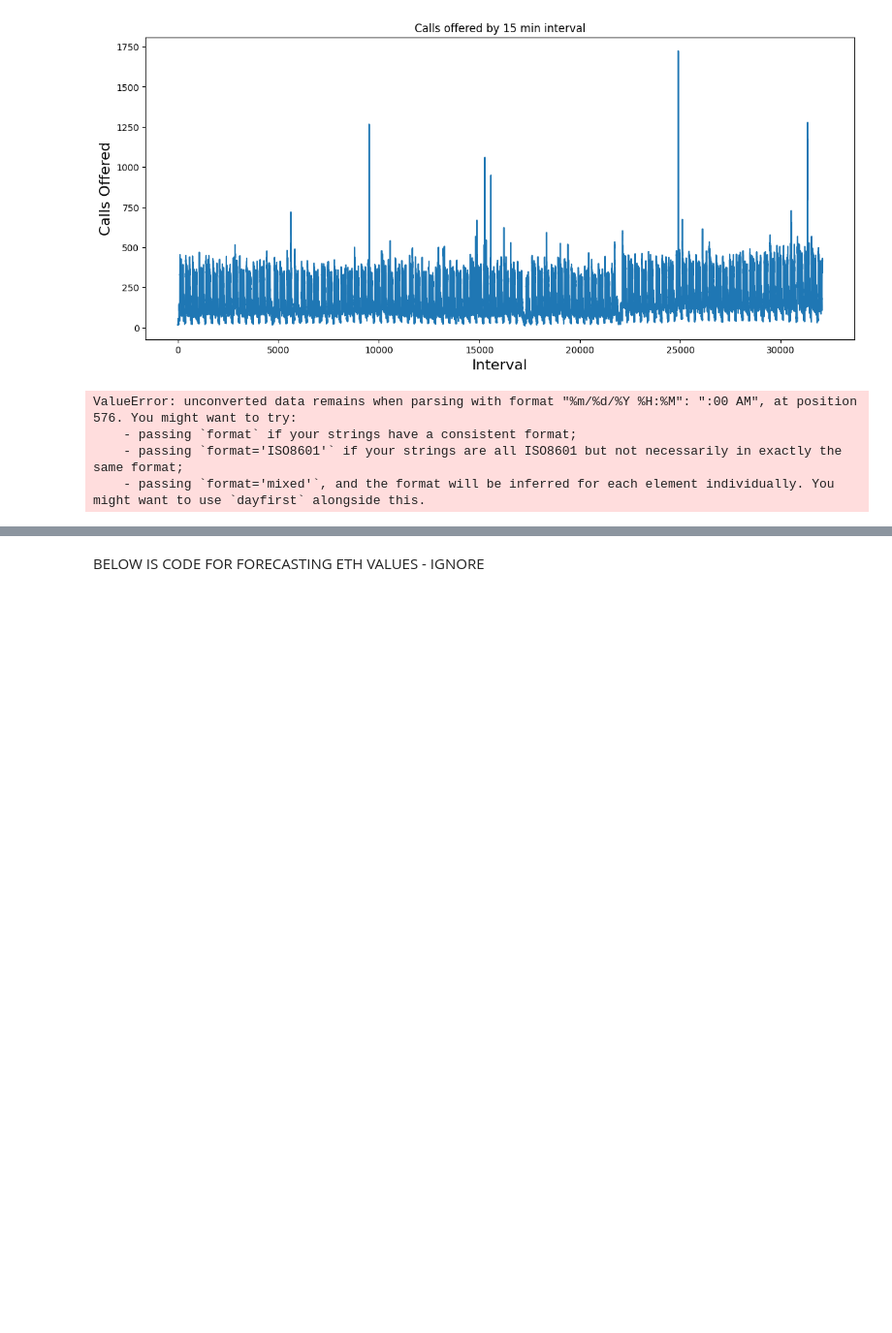
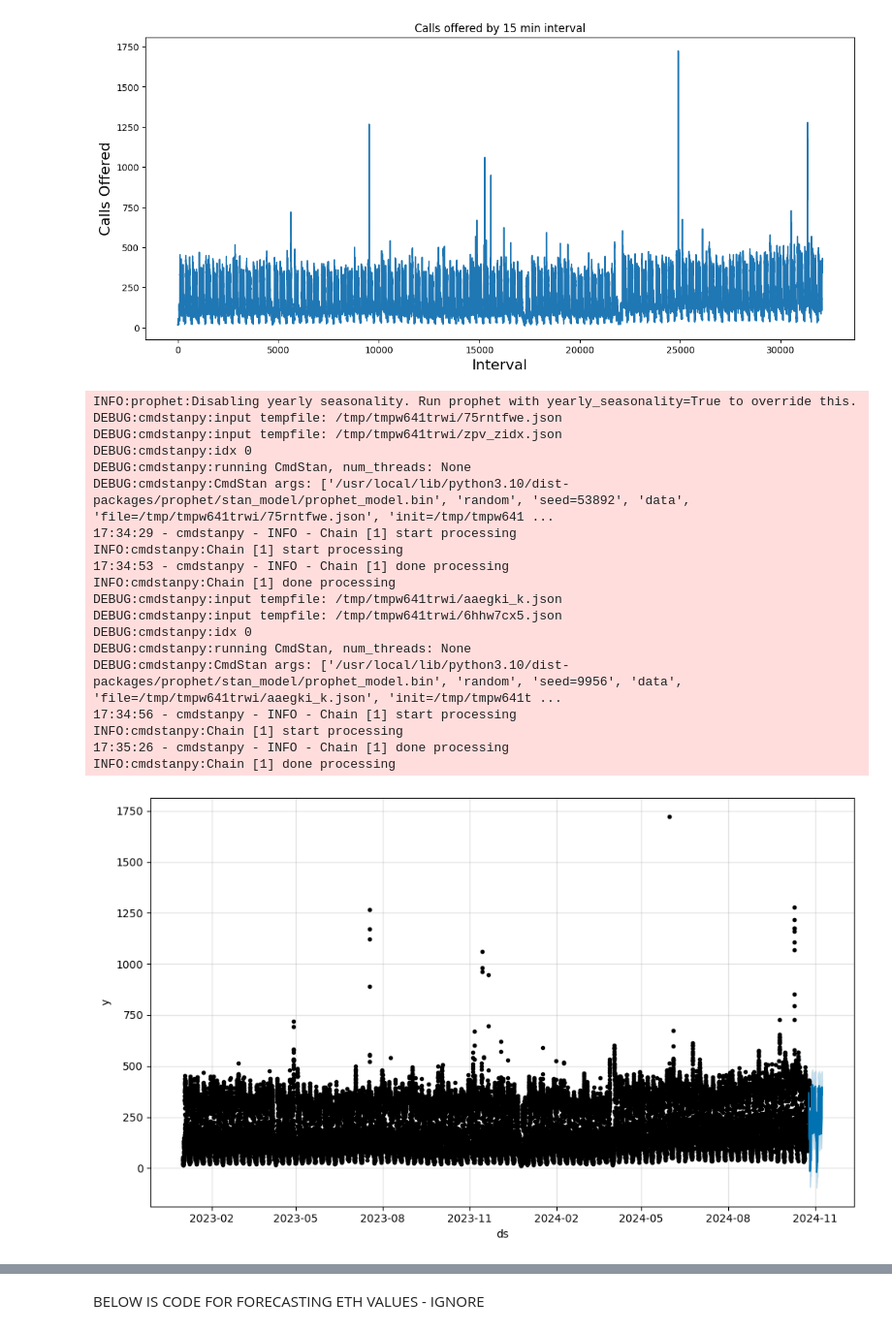
Before and after one commit to devans18/BP0268756-Call-Forecasting, a Jupyter notebook: prophet_forecasting.ipynb, the cells around one changed output, grey strips where cells are left out. Shown at 97% size. Saved outputs shown, nothing was run; the diff lists cells and outputs as text; code cells hidden in the pictures; blank space fills up the shorter version.

```diff
--- a/prophet_forecasting.ipynb
+++ b/prophet_forecasting.ipynb
@@ -122,21 +122,50 @@ plt.ylabel('Calls Offered' , fontsize=16)
 plt.show()
 # %% [output]
 [figure]
+# %%
+## Holidays
+
+holidays = pd.DataFrame({
+    'ds': ['2023-12-25'],
+    'holiday': ['Christmas']
+})
 # %%
 ## Model
 
-m = Prophet(changepoint_prior_scale=0.01).fit(df)
-m = Prophet(holidays=holidays)
+m = Prophet(changepoint_prior_scale=0.1).fit(df) # 0.05 is the default value and controls how much "flexibility" the model has. the higher the value, the better the seasonality detection, however it is then subject to noise.
+m = Prophet(holidays=holidays) # Add holidays to prophet
 m.add_country_holidays(country_name="GB")
+m = Prophet(yearly_seasonality=True) # Create a Prophet model with yearly seasonality
 m.fit(df)
 
 future = m.make_future_dataframe(periods=14*24*4, freq='15T') # 14 days * 24 hours/day * 4 intervals/hour
 future2 = future.copy()
-future2 = future2[future2['ds'].dt.hour < 6] ## This removes any "future" data hours over 6
+future2 = future2[future2['ds'].dt.hour >= 8] ## This removes any "future" data hours before 8am
+future2 = future2[future2['ds'].dt.hour < 20] ## This removes any "future" data hours after 8pm
+future2 = future2[future2['ds'] > max(df["ds"])]
+# print(future2.head())
+# print(future2.tail())
+
 fcst = m.predict(future2)
 fig = m.plot(fcst)
 # %% [output]
-ValueError: unconverted data remains when parsing with format "%m/%d/%Y %H:%M": ":00 AM", at position 576. You might want to try:
-    - passing `format` if your strings have a consistent format;
-    - passing `format='ISO8601'` if your strings are all ISO8601 but not necessarily in exactly the same format;
-    - passing `format='mixed'`, and the format will be inferred for each element individually. You might want to use `dayfirst` alongside this.
+INFO:prophet:Disabling yearly seasonality. Run prophet with yearly_seasonality=True to override this.
+DEBUG:cmdstanpy:input tempfile: /tmp/tmpw641trwi/75rntfwe.json
+DEBUG:cmdstanpy:input tempfile: /tmp/tmpw641trwi/zpv_zidx.json
+DEBUG:cmdstanpy:idx 0
+DEBUG:cmdstanpy:running CmdStan, num_threads: None
+DEBUG:cmdstanpy:CmdStan args: ['/usr/local/lib/python3.10/dist-packages/prophet/stan_model/prophet_model.bin', 'random', 'seed=53892', 'data', 'file=/tmp/tmpw641trwi/75rntfwe.json', 'init=/tmp/tmpw641 ...
+17:34:29 - cmdstanpy - INFO - Chain [1] start processing
+INFO:cmdstanpy:Chain [1] start processing
+17:34:53 - cmdstanpy - INFO - Chain [1] done processing
+INFO:cmdstanpy:Chain [1] done processing
+DEBUG:cmdstanpy:input tempfile: /tmp/tmpw641trwi/aaegki_k.json
+DEBUG:cmdstanpy:input tempfile: /tmp/tmpw641trwi/6hhw7cx5.json
+DEBUG:cmdstanpy:idx 0
+DEBUG:cmdstanpy:running CmdStan, num_threads: None
+DEBUG:cmdstanpy:CmdStan args: ['/usr/local/lib/python3.10/dist-packages/prophet/stan_model/prophet_model.bin', 'random', 'seed=9956', 'data', 'file=/tmp/tmpw641trwi/aaegki_k.json', 'init=/tmp/tmpw641t ...
+17:34:56 - cmdstanpy - INFO - Chain [1] start processing
+INFO:cmdstanpy:Chain [1] start processing
+17:35:26 - cmdstanpy - INFO - Chain [1] done processing
+INFO:cmdstanpy:Chain [1] done processing
+[figure, added]
```
Also changed, not shown: parts of 3 cells of this notebook.
